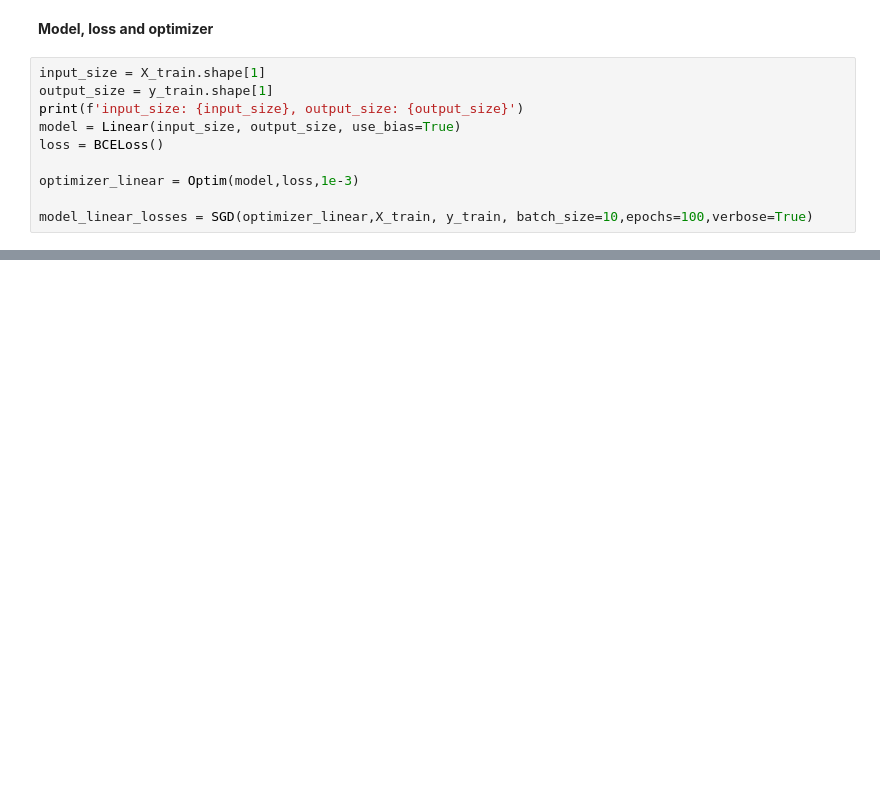
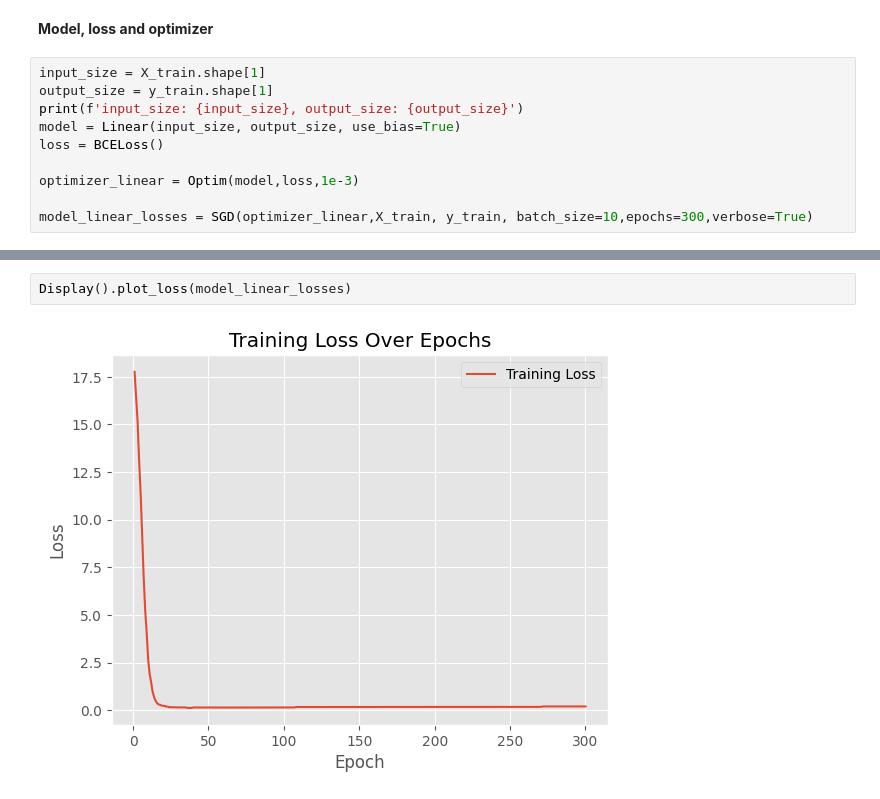
Before and after one commit to Tikai7/Pylamp, a Jupyter notebook: src/LinearExperiment.ipynb, the cells around one changed output, grey strips where cells are left out. Drawn from its saved outputs; the diff is of its cells as text; blank space fills up the shorter version.

```diff
--- a/src/LinearExperiment.ipynb
+++ b/src/LinearExperiment.ipynb
@@ -69,6 +82,6 @@ loss = BCELoss()
 
 optimizer_linear = Optim(model,loss,1e-3)
 
-model_linear_losses = SGD(optimizer_linear,X_train, y_train, batch_size=10,epochs=100,verbose=True)
+model_linear_losses = SGD(optimizer_linear,X_train, y_train, batch_size=10,epochs=300,verbose=True)
 # %% [output]
 input_size: 2, output_size: 1
@@ -85,4 +98,8 @@ Epoch 91/100, Average Loss: 0.23025850929940464
 Training finished.
+# %%
+Display().plot_loss(model_linear_losses)
+# %% [output]
+[figure, added]
 # %%
 dg.plot_decision_boundary(X_test, y_test, model, "Boundary of Linear Data")
 # %% [output]
```
Also changed, not shown: parts of 22 cells of this notebook, 1 other file.
